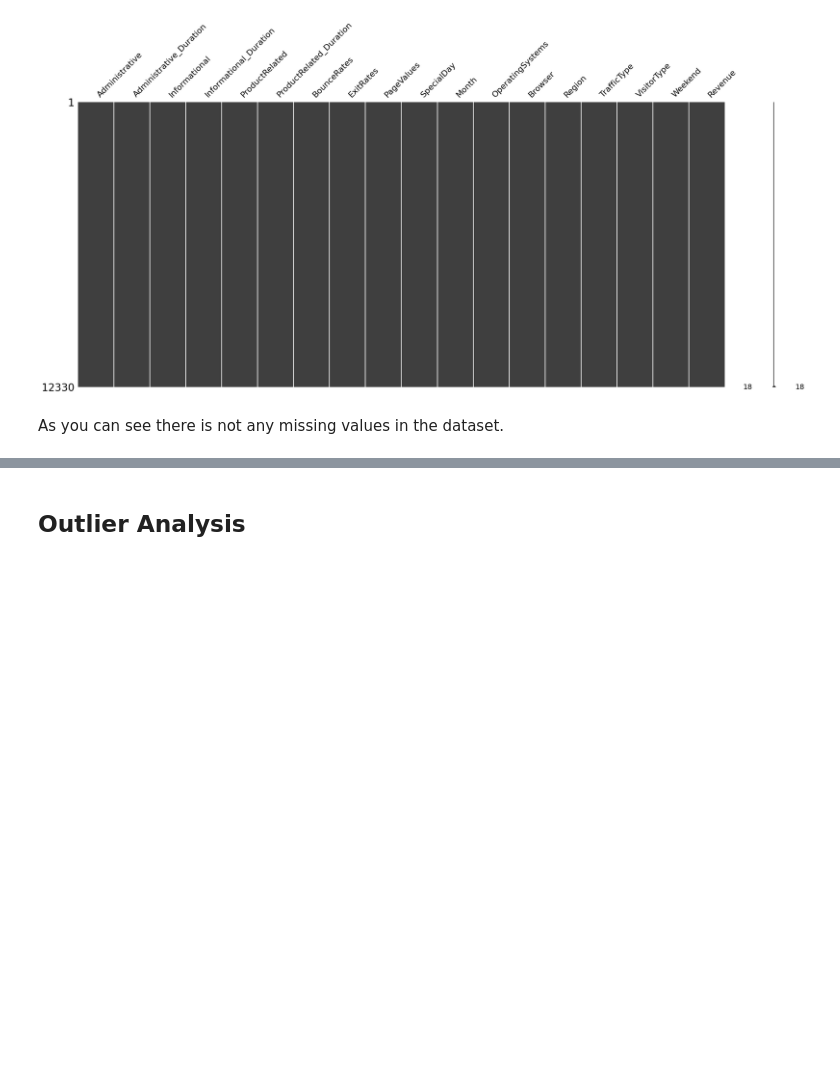
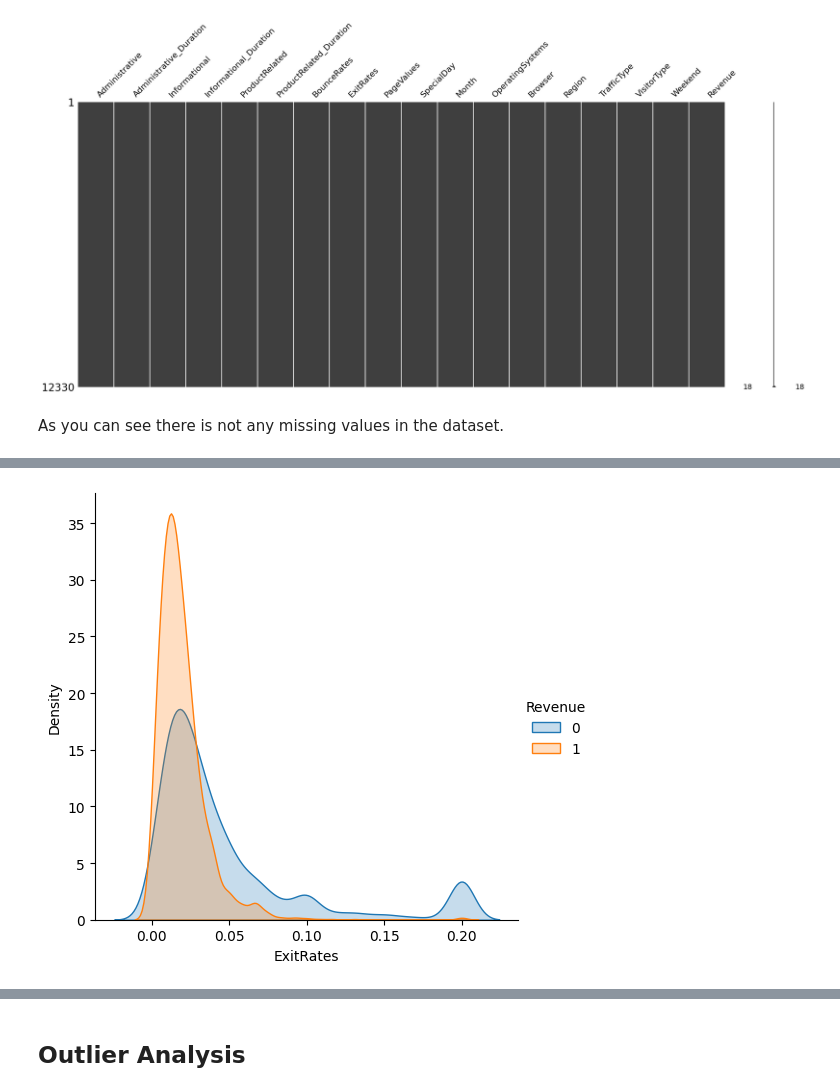
Before and after one commit to yilmazburakbas/purchasing-intention, a Jupyter notebook: Purchasing_Intention.ipynb, the cells around one changed output, grey strips where cells are left out. Saved outputs shown, nothing was run; the diff lists cells and outputs as text; code cells hidden in the pictures; blank space fills up the shorter version.

```diff
--- a/Purchasing_Intention.ipynb
+++ b/Purchasing_Intention.ipynb
@@ -140,0 +159,4 @@ As you can see there is not any missing values in the dataset.
+# %%
+sns.FacetGrid(data, hue= "Revenue", height= 5,).map(sns.kdeplot, "ExitRates", shade= True).add_legend();
+# %% [output]
+[figure, added]
```
Also changed, not shown: parts of 9 cells of this notebook.
